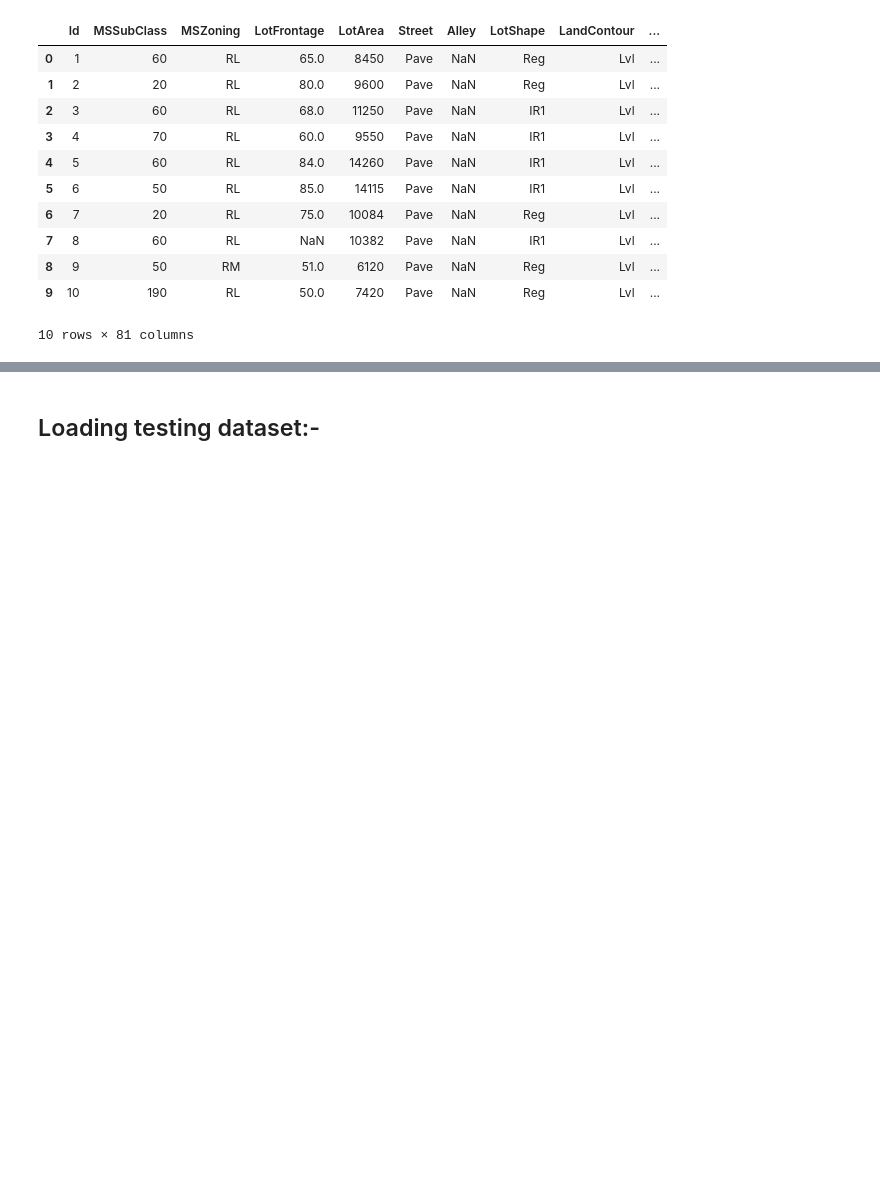
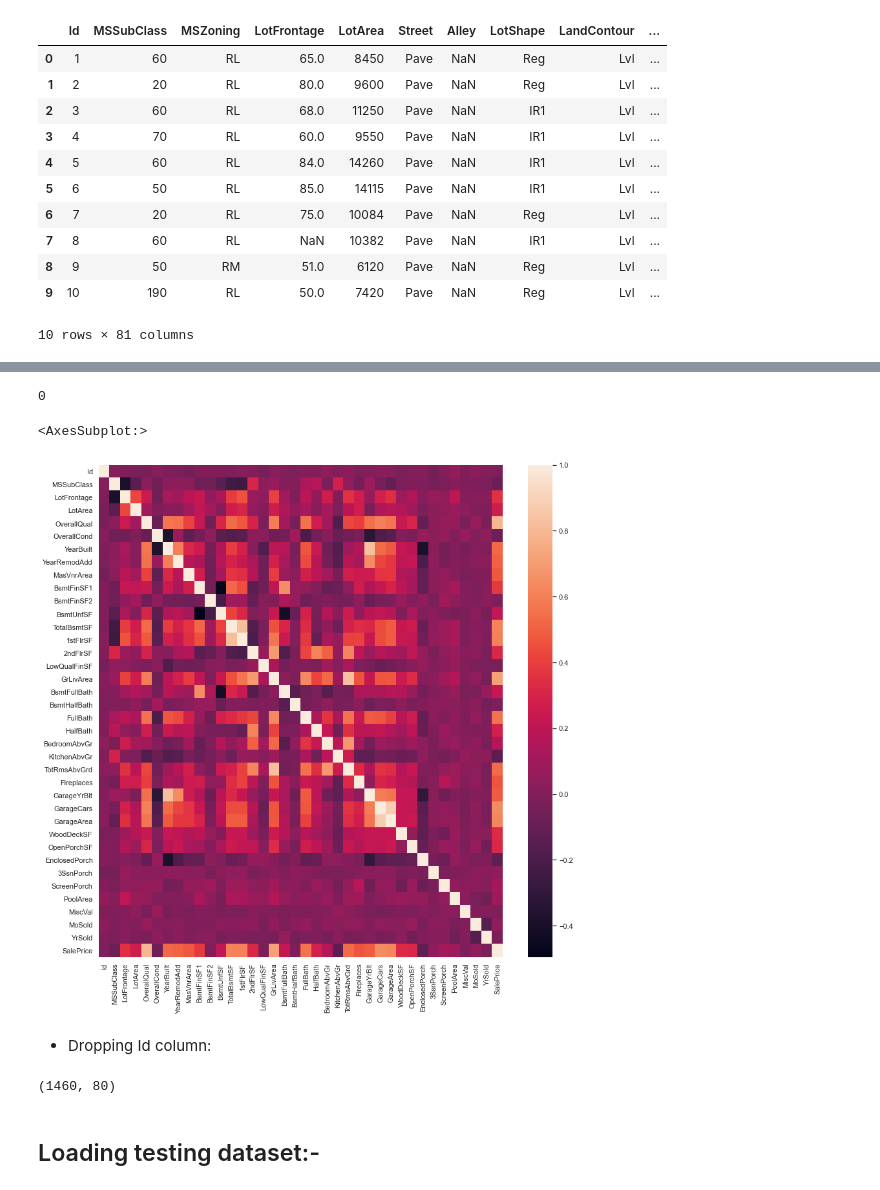
Before and after one commit to suhitasva/ML_Project, a Jupyter notebook: EDA_basic_cleanup.ipynb, the cells around one changed output, grey strips where cells are left out. Saved outputs shown, nothing was run; the diff lists cells and outputs as text; code cells hidden in the pictures; blank space fills up the shorter version.

```diff
--- a/EDA_basic_cleanup.ipynb
+++ b/EDA_basic_cleanup.ipynb
@@ -32,3 +70,20 @@ train_df.head(10)
+# %%
+train_df.duplicated().sum()
+# %% [output]
+0
+# %%
+sns.set(rc={"figure.figsize":(14, 14)})
+sns.heatmap(train_df.corr())
+# %% [output]
+<AxesSubplot:>
+[figure, added]
+# %% [markdown]
+- Dropping Id column:
+# %%
+train_df.drop(columns='Id', inplace=True)
+train_df.shape
+# %% [output]
+(1460, 80)
 # %% [markdown]
 ## Loading testing dataset:-
 # %%
```
Also changed, not shown: parts of 69 cells of this notebook.
